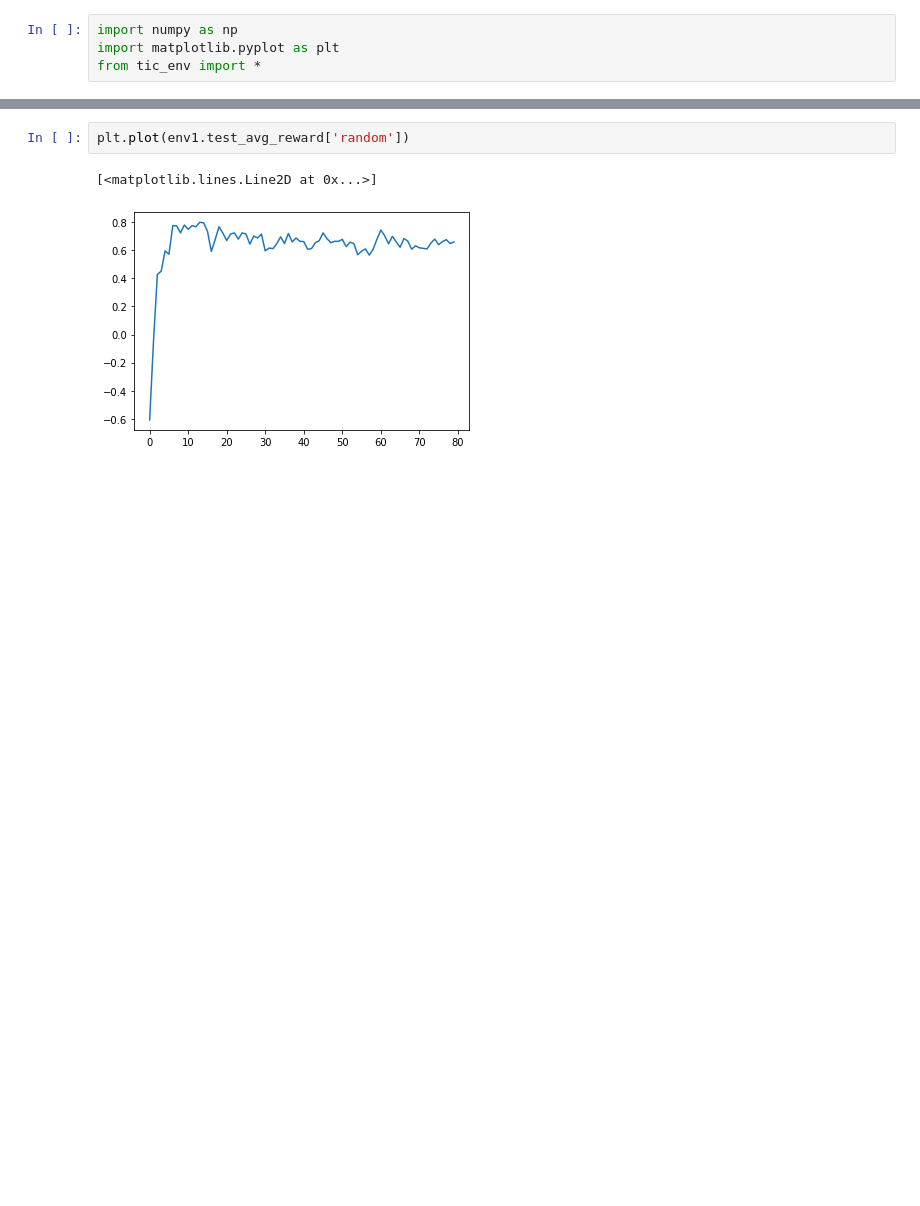
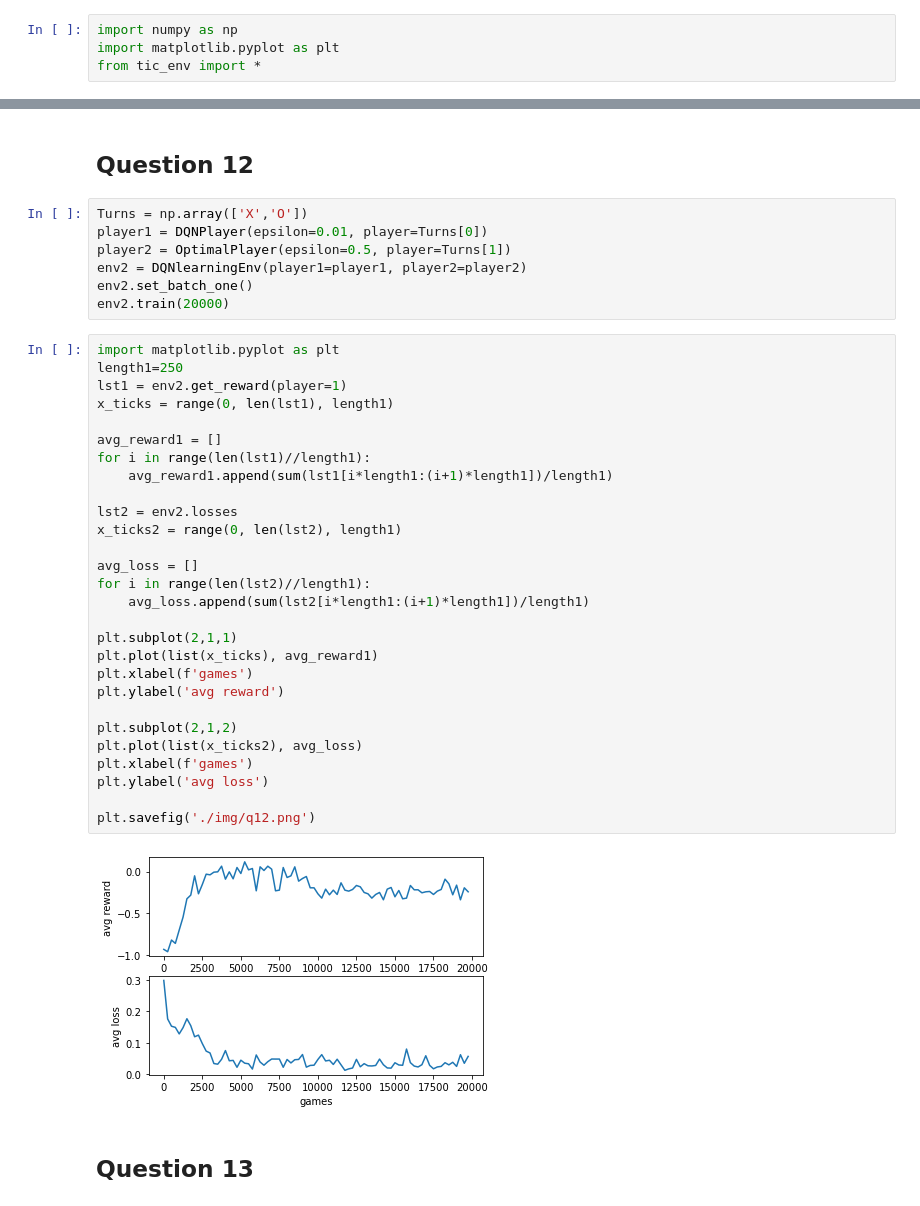
Before and after one commit to yhangchen/Tic-Tac-Toe, a Jupyter notebook: solution2_1.ipynb, the cells around one changed output, grey strips where cells are left out. Cells and saved outputs as stored; diff of their text form; blank space fills up the shorter version.

```diff
--- a/solution2_1.ipynb
+++ b/solution2_1.ipynb
@@ -37,5 +44,41 @@ Text(0, 0.5, 'avg loss')
-# %%
-plt.plot(env1.test_avg_reward['random'])
-# %% [output]
-[<matplotlib.lines.Line2D at 0x...>]
-[figure, removed]
+# %% [markdown]
+## Question 12
+# %%
+Turns = np.array(['X','O'])
+player1 = DQNPlayer(epsilon=0.01, player=Turns[0])
+player2 = OptimalPlayer(epsilon=0.5, player=Turns[1])
+env2 = DQNlearningEnv(player1=player1, player2=player2)
+env2.set_batch_one()
+env2.train(20000)
+# %%
+import matplotlib.pyplot as plt
+length1=250
+lst1 = env2.get_reward(player=1)
+x_ticks = range(0, len(lst1), length1)
+
+avg_reward1 = []
+for i in range(len(lst1)//length1):
+    avg_reward1.append(sum(lst1[i*length1:(i+1)*length1])/length1)
+
+lst2 = env2.losses
+x_ticks2 = range(0, len(lst2), length1)
+
+avg_loss = []
+for i in range(len(lst2)//length1):
+    avg_loss.append(sum(lst2[i*length1:(i+1)*length1])/length1)
+
+plt.subplot(2,1,1)
+plt.plot(list(x_ticks), avg_reward1)
+plt.xlabel(f'games')
+plt.ylabel('avg reward')
+
+plt.subplot(2,1,2)
+plt.plot(list(x_ticks2), avg_loss)
+plt.xlabel(f'games')
+plt.ylabel('avg loss')
+
+plt.savefig('./img/q12.png')
+# %% [output]
+[figure, added]
+# %% [markdown]
+## Question 13
```
Also changed, not shown: parts of 12 cells of this notebook.
